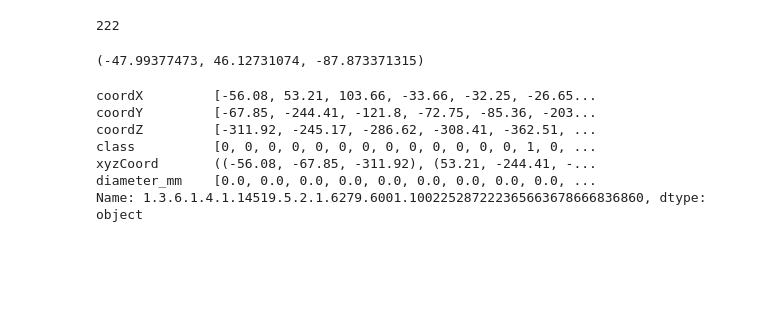
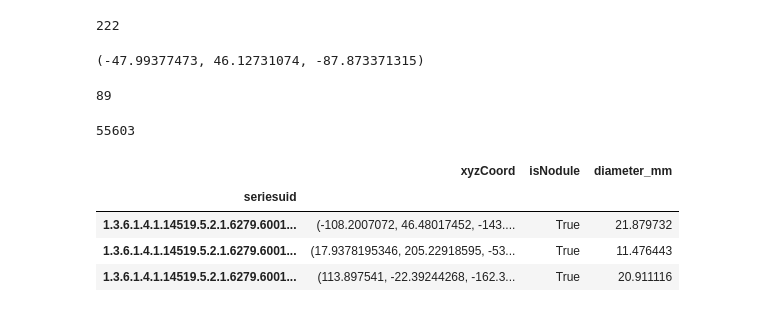
Before and after one commit to dolphinnG/Luna-Grand-Chalenge, a Jupyter notebook: test_preprocess_code.ipynb, the cells around one changed output. Cells and saved outputs as stored; diff of their text form; code cells hidden in the pictures; blank space fills up the shorter version.

```diff
--- a/test_preprocess_code.ipynb
+++ b/test_preprocess_code.ipynb
@@ -293,9 +306,10 @@ import pandas as pd
 # %%
 import glob
 import os
+from utilG import unzipped_path
 
 
-mhd_list = glob.glob(unzipped_path + 'subset*/subset*/*.mhd')
+mhd_list = glob.glob(unzipped_path + 'subset*/subset7/*.mhd')
 presentOnDisk_set = {os.path.split(p)[-1][:-4] for p in mhd_list}
 
 df_anno = pd.read_csv(unzipped_path + 'annotations.csv')
@@ -335,6 +349,8 @@ new_df_cand_ondisk.columns = df_cand_ondisk.columns[1:]
 new_df_cand_ondisk['xyzCoord'] = [tuple(zip(x, y, z)) for x, y, z
                       in zip(new_df_cand_ondisk['coordX'], new_df_cand_ondisk['coordY'],
                              new_df_cand_ondisk['coordZ'])]
+new_df_cand_ondisk = new_df_cand_ondisk.loc[:, ['xyzCoord', 'class']]
+
 # new_df['xyzCoord'] = new_df['xyzCoord'].apply(lambda x: [(t[:-1], t[-1]) for t in x])
 # new_df.reset_index(inplace=True)
 # new_df_cand_ondisk = new_df_cand_ondisk.iloc[:, [3,4]]
@@ -368,11 +384,33 @@ def g_compare_rows(cand_row):
 # Apply the compare_rows function to each row of df_cand
 df_cand_new = new_df_cand_ondisk.apply(lambda row: g_compare_rows(row), axis=1)
 df_cand_new.iloc[0]
+len(df_cand_new)
 # %% [output]
-coordX         [-56.08, 53.21, 103.66, -33.66, -32.25, -26.65...
-coordY         [-67.85, -244.41, -121.8, -72.75, -85.36, -203...
-coordZ         [-311.92, -245.17, -286.62, -308.41, -362.51, ...
-class          [0, 0, 0, 0, 0, 0, 0, 0, 0, 0, 0, 0, 0, 1, 0, ...
-xyzCoord       ((-56.08, -67.85, -311.92), (53.21, -244.41, -...
-diameter_mm    [0.0, 0.0, 0.0, 0.0, 0.0, 0.0, 0.0, 0.0, 0.0, ...
-Name: 1.3.6.1.4.1.14519.5.2.1.6279.6001.100225287222365663678666836860, dtype: object
+89
+# %%
+exploded = df_cand_new.explode(['xyzCoord', 'class', 'diameter_mm'])
+exploded['class'] = exploded['class'].astype(int).astype(bool)
+exploded.rename(columns={'class': 'isNodule'}, inplace=True)
+exploded['diameter_mm'] = exploded['diameter_mm'].astype(float)
+exploded[:3]
+len(exploded)
+# %% [output]
+55603
+# %%
+
+# Assuming df is your DataFrame
+df = pd.DataFrame({'A': range(10), 'B': range(10, 20)})
+
+# Shuffle the DataFrame
+exploded = exploded.sample(frac=1)
+exploded[exploded['diameter_mm'] > 10][:3]
+# r = 0.7  # ratio of sizes
+# split_idx = int(r * len(df))
+# df1 = df.iloc[:split_idx]
+# df2 = df.iloc[split_idx:]
+# %% [output]
+|  | xyzCoord | isNodule | diameter_mm |
+| seriesuid |  |  |  |
+| 1.3.6.1.4.1.14519.5.2.1.6279.6001... | (-108.2007072, 46.48017452, -143.... | True | 21.879732 |
+| 1.3.6.1.4.1.14519.5.2.1.6279.6001... | (17.9378195346, 205.22918595, -53... | True | 11.476443 |
+| 1.3.6.1.4.1.14519.5.2.1.6279.6001... | (113.897541, -22.39244268, -162.3... | True | 20.911116 |
```
Also changed, not shown: parts of 1 cell of this notebook, 4 other files.
